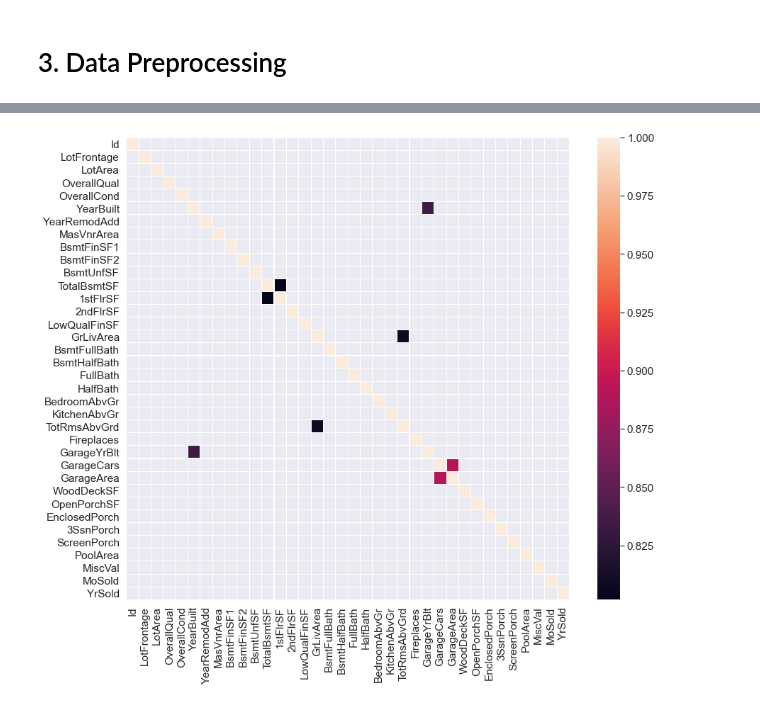
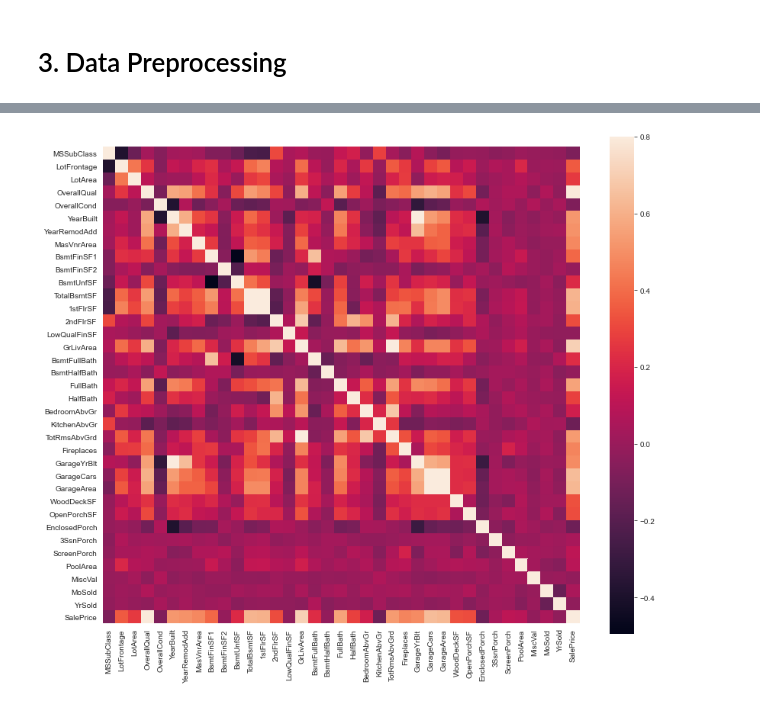
Before and after one commit to Bartekp26/Housing-Prices, a Jupyter notebook: housing.ipynb, the cells around one changed output, grey strips where cells are left out. Saved outputs shown, nothing was run; the diff lists cells and outputs as text; code cells hidden in the pictures.

```diff
--- a/housing.ipynb
+++ b/housing.ipynb
@@ -134,7 +154,6 @@ all_data.MSZoning = all_data.groupby('MSSubClass').MSZoning.apply(lambda x: x.fi
-# %%
-plt.figure(figsize=(14,12))
-correlation = numerical.corr()
-sns.heatmap(correlation, mask = correlation < 0.8, linewidth=0.1)
-sns.set(font_scale=1.4)
-# %% [output]
-[figure, removed]
+# %%
+plt.figure(figsize=(14,12))
+corrmat = train.corr()
+sns.heatmap(corrmat, vmax=.8, square=True);
+# %% [output]
+[figure, added]
```
Also changed, not shown: parts of 52 cells of this notebook.
